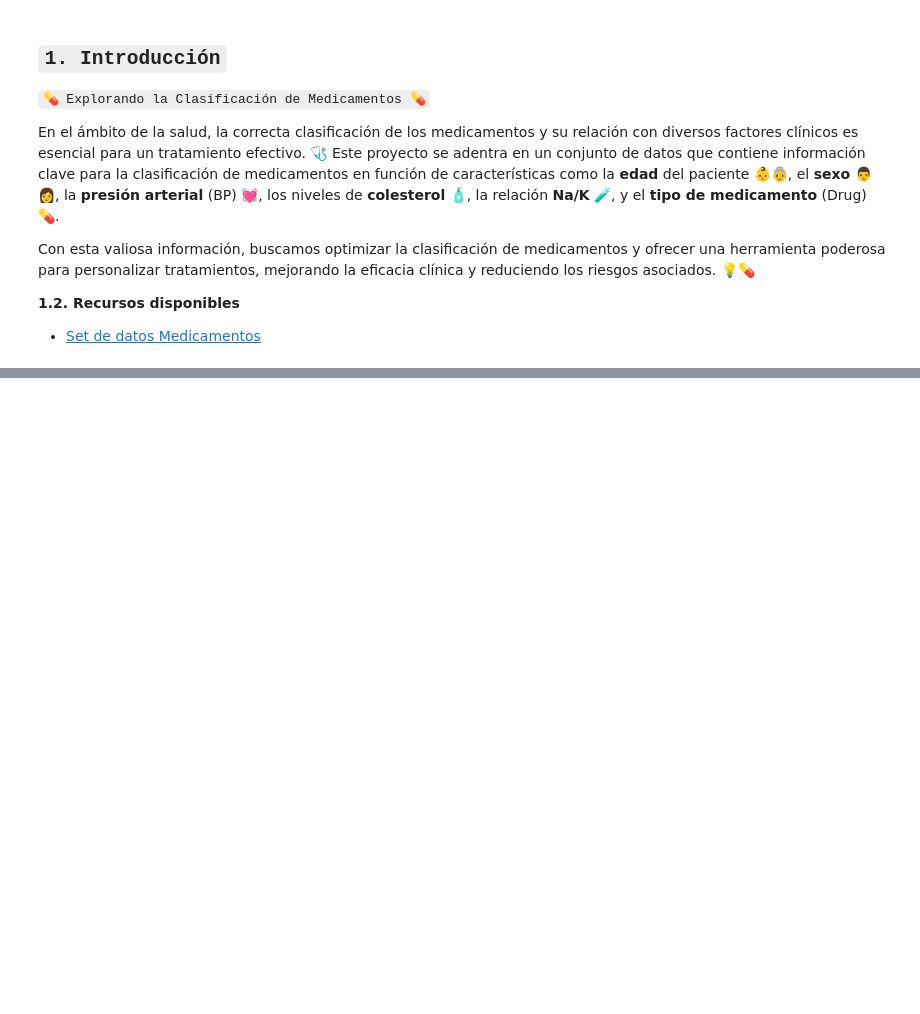
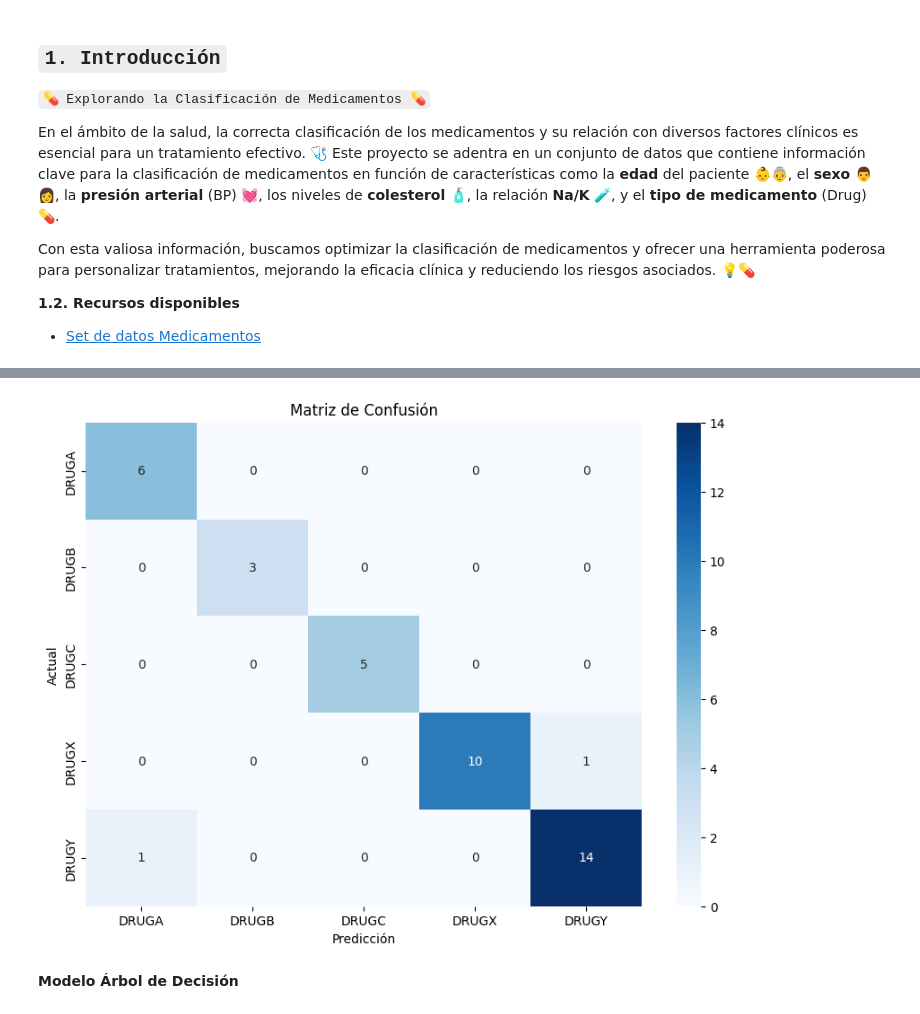
Before and after one commit to linerlander/Clasificacion-Medicamentos, a Jupyter notebook: Script.ipynb, the cells around one changed output, grey strips where cells are left out. Cells and saved outputs as stored; diff of their text form; code cells hidden in the pictures; blank space fills up the shorter version.

Commit message:
Modelos de Clasificacion

```diff
--- a/Script.ipynb
+++ b/Script.ipynb
@@ -36,0 +411,4 @@ Con esta valiosa información, buscamos optimizar la clasificación de medicamen
+# %%
+model = LogisticRegression(multi_class='multinomial', solver='lbfgs', max_iter = 100)
+# %%
+model.fit(X_train, y_train_balanced)
@@ -36,0 +417,2 @@ Con esta valiosa información, buscamos optimizar la clasificación de medicamen
+# %%
+y_pred = model.predict(X_test)
@@ -36,0 +436,13 @@ Con esta valiosa información, buscamos optimizar la clasificación de medicamen
+# %%
+cm_rl = confusion_matrix(y_test, y_pred)
+# %%
+plt.figure(figsize=(10, 7))
+sns.heatmap(cm_rl, annot=True, fmt="d", cmap="Blues", xticklabels=np.unique(y), yticklabels=np.unique(y))
+plt.xlabel('Predicción')
+plt.ylabel('Actual')
+plt.title('Matriz de Confusión')
+plt.show()
+# %% [output]
+[figure, added]
+# %% [markdown]
+**Modelo Árbol de Decisión**
```
Also changed, not shown: parts of 79 cells of this notebook.
